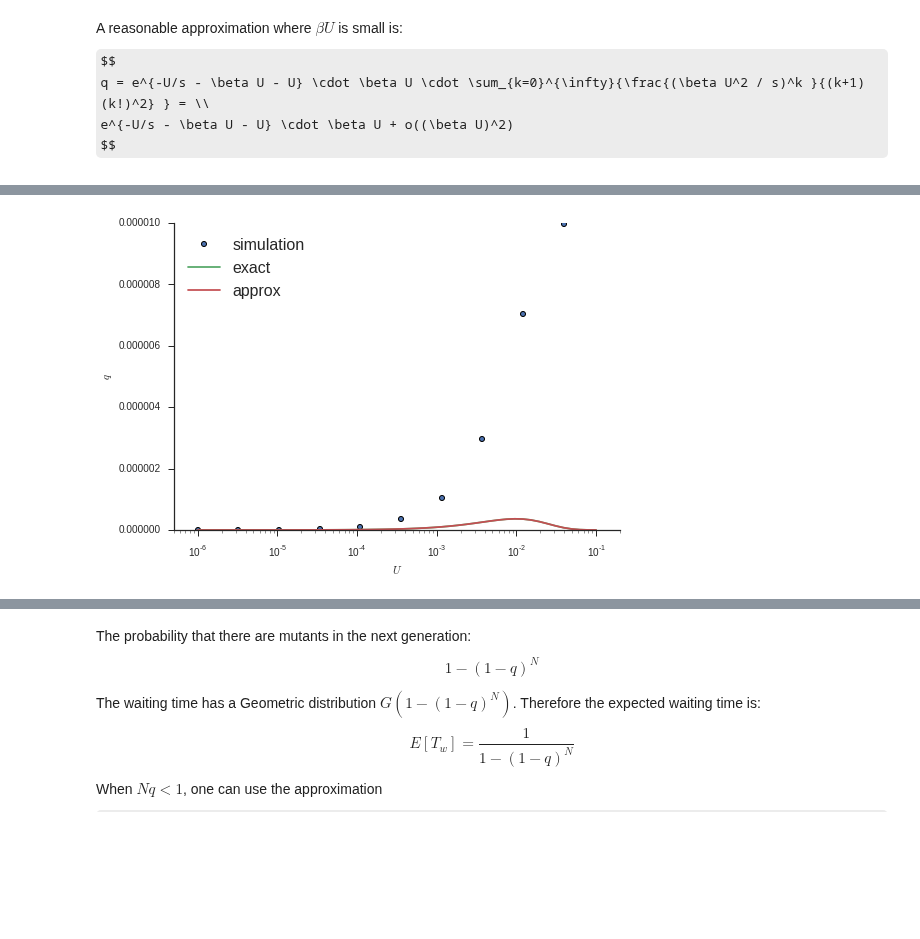
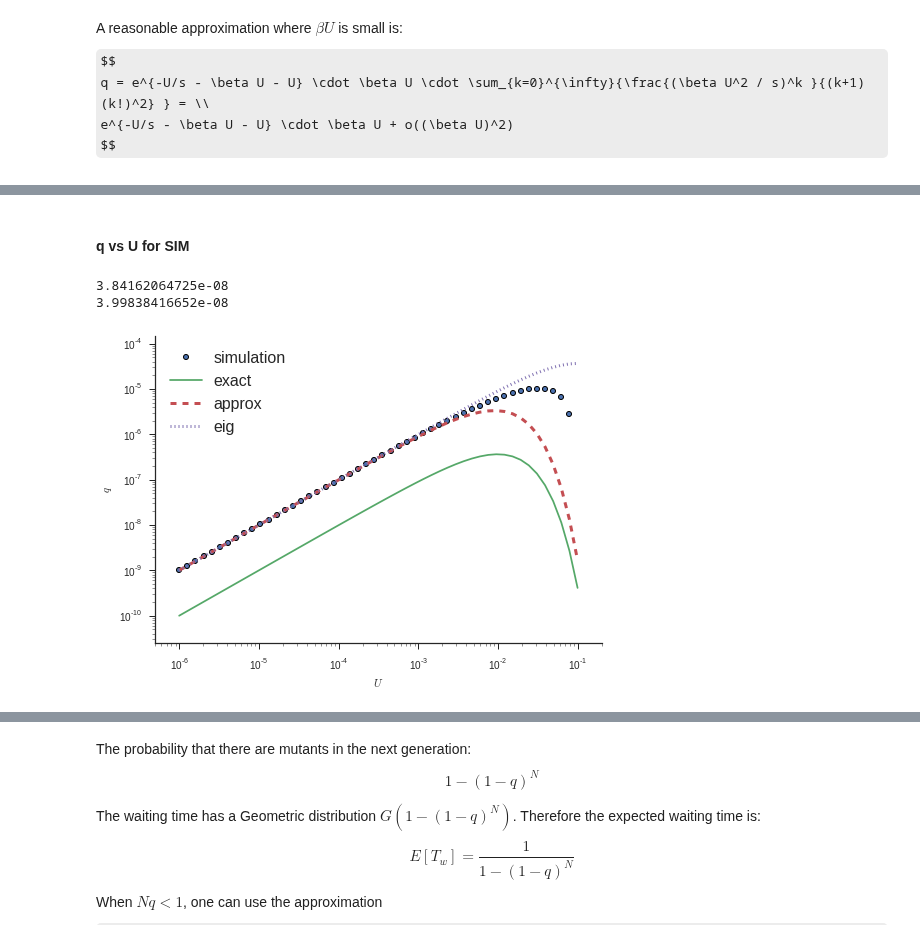
Before and after one commit to yoavram/mamba, a Jupyter notebook: simarba/adaptation model.ipynb, the cells around one changed output, grey strips where cells are left out. Saved outputs shown, nothing was run; the diff lists cells and outputs as text; code cells hidden in the pictures; some formulas as TeX source; blank space fills up the shorter version.

```diff
--- a/simarba/adaptation model.ipynb
+++ b/simarba/adaptation model.ipynb
@@ -260,0 +355,8 @@ print simulation(N,U,s,beta,G), exp(-U/s) * exp(-beta * U) * beta * U
+# %%
+N,s,beta,G,pi,tau = 1e6,1e-2,1e-4,10,0,1
+Urange = logspace(-6,-1)
+y1 = array([q1(U_,s,beta) for U_ in Urange])
+y2 = array([q2(U_,s,beta) for U_ in Urange])
+
+pool.push({'simulation':simulation, 'N':N,'s':s,'beta':beta,'G':G, 'Urange':Urange,'pi':pi,'tau':tau})
+y3 = array(pool.map_sync(lambda U_: simulation(N,U_,s,beta,G,pi,tau), Urange))
@@ -261,21 +377,51 @@ print simulation(N,U,s,beta,G), exp(-U/s) * exp(-beta * U) * beta * U
+# %% [markdown]
+#### q vs U for SIM
+# %%
+def q2(U,s,beta,pi=0,tau=1):
+    if pi == 0:
+        return exp(-tau*U/s) * exp(-tau*U) * exp(-beta*tau*U) * beta * tau*U
+    if pi == 1:
+        return exp(-U/s) * exp(-tau*U) * exp(-beta*tau*U) * beta * tau*U
+    else:
+        return exp(-U/s) * exp(-U) * exp(-beta*U) * beta * U
+
+def q3(U,s,beta,G,pi=0,tau=1):
+    dM = del_mut_mat(U,G,pi,tau)
+    bM = ben_mut_mat(beta,U,G,pi,tau)
+    S  = sel_mat(s,G)
+
+    v = eig(S.dot(dM.dot(bM)))[1][0]
+    v /= v.sum()
+    U = U + (tau-1) * U * (pi<=1)
+    return v[0] * exp(-U) * exp(-beta*U) * beta*U
+
+print q2(U,s,beta)
+print q3(U,s,beta,G)
+# %% [output]
+3.84162064725e-08
+3.99838416652e-08
 # %%
 N,s,beta,G,pi,tau = 1e6,1e-2,1e-4,10,1,10
 Urange = logspace(-6,-1)
-y3 = array([simulation(N,U_,s,beta,G,pi,tau) for U_ in Urange[::5]])
+
+pool.push({'simulation':simulation, 'N':N,'s':s,'beta':beta,'G':G, 'Urange':Urange,'pi':pi,'tau':tau})
+y3 = array(pool.map_sync(lambda U_: simulation(N,U_,s,beta,G,pi,tau), Urange))
 # %%
 y1 = array([q1(U_,s,beta) for U_ in Urange])
-y2 = array([q2(U_,s,beta) for U_ in Urange])
+y2 = array([q2(U_,s,beta,pi,tau) for U_ in Urange])
+y4 = array([q3(U_,s,beta,G,pi,tau) for U_ in Urange])
 # %%
-plot(Urange[::5], y3, label='simulation', marker=ERRBAR_MARKER, ls=ERRBAR_LS)
+plot(Urange, y3, marker=ERRBAR_MARKER, ls=ERRBAR_LS, label='simulation')
 plot(Urange, y1, label='exact')
-plot(Urange, y2, label='approx')
+plot(Urange, y2, ls='--', lw=3, label='approx')
+plot(Urange, y4, ls=':', lw=3, label='eig')
 xscale('log')
-#yscale('log')
+yscale('log')
 xlabel('$U$')
 ylabel('$q$')
 xlim(min(Urange)/2, max(Urange)*2)
-#ylim(min(y1)/2, max(y1)*2)
+ylim(min(y1)/4, max(y4)*4)
 legend(loc='upper left');
 sns.despine()
 # %% [output]
-[figure, old version]
+[figure, new version]
```
Also changed, not shown: parts of 17 cells of this notebook.
